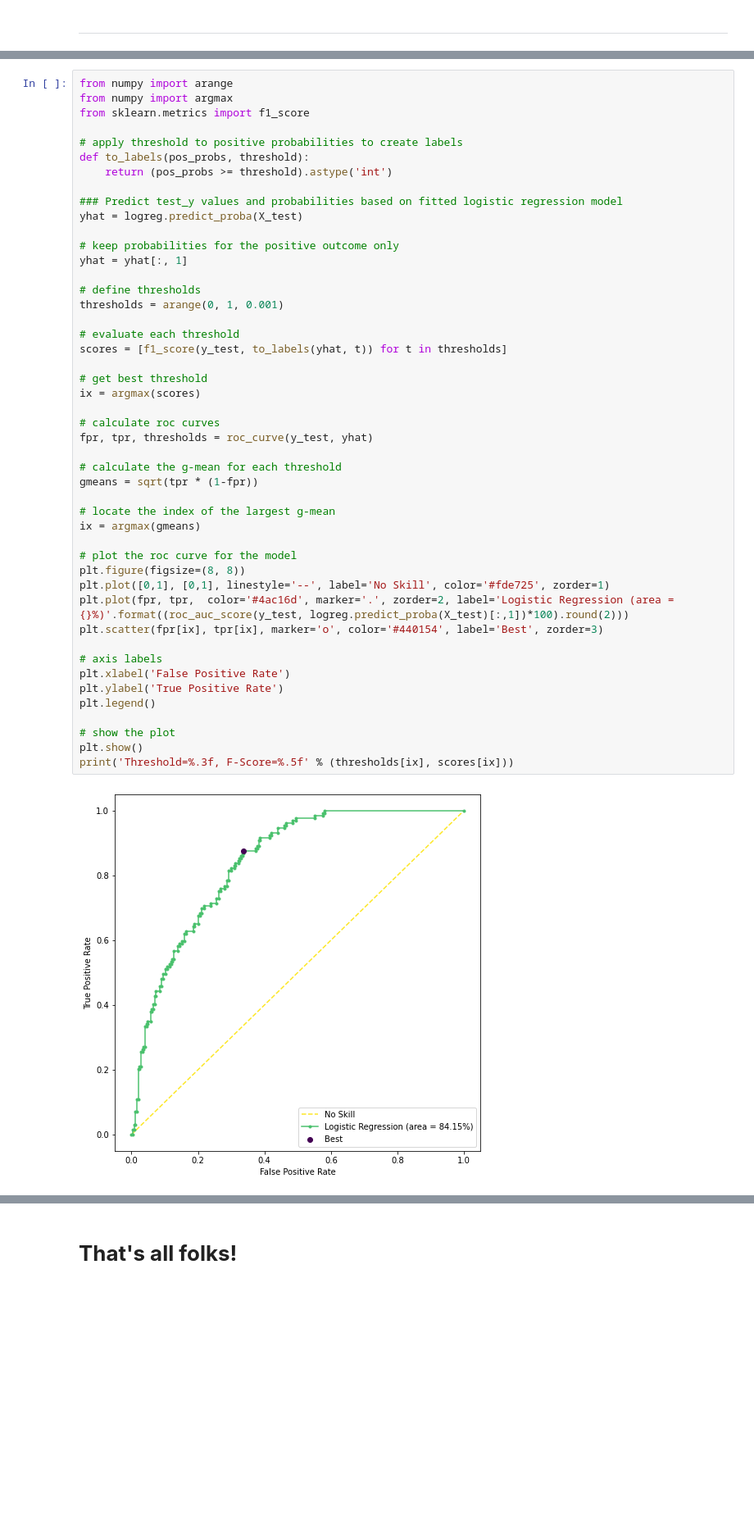
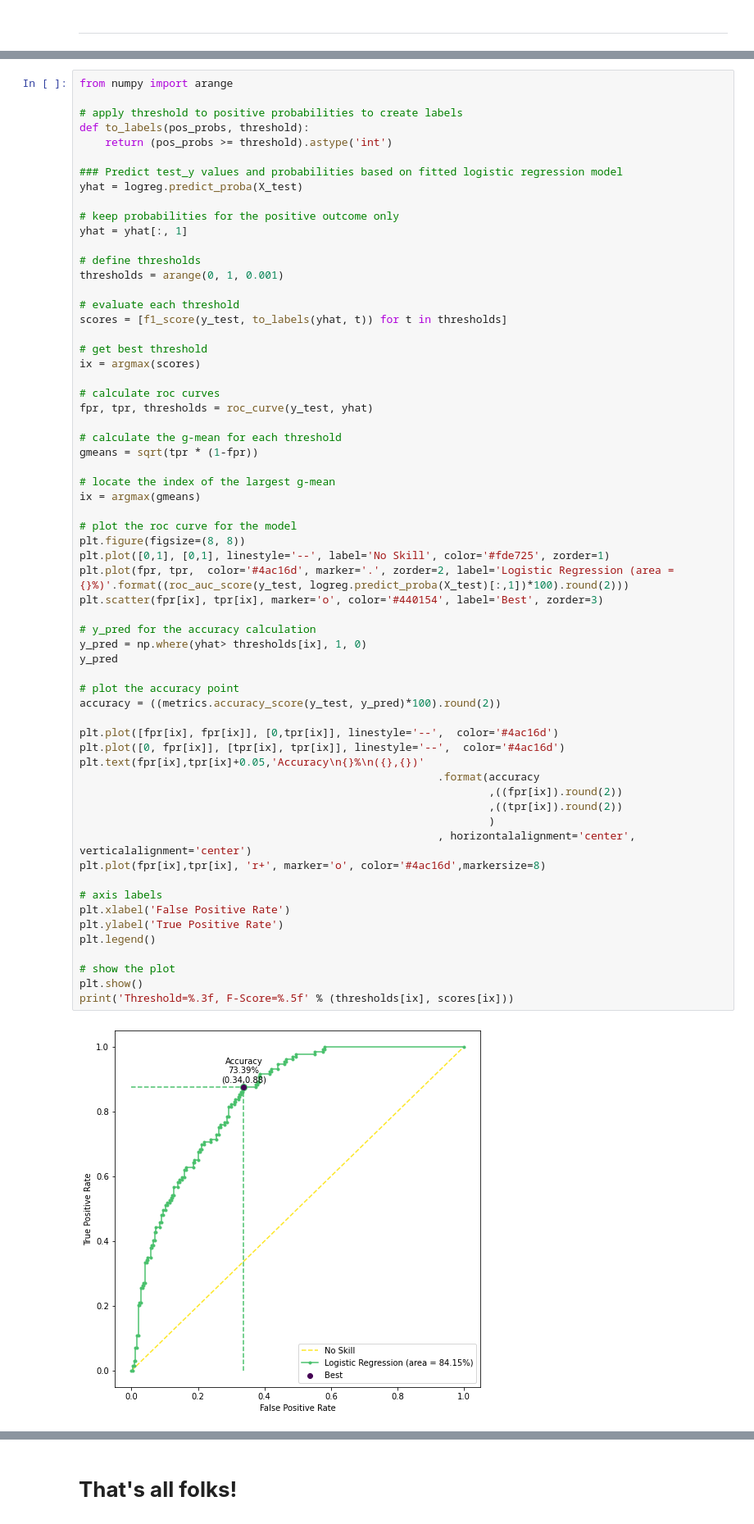
Before and after one commit to samuel-haddad/LogitReview, a Jupyter notebook: logit_model_review.ipynb, the cells around one changed output, grey strips where cells are left out. Shown at 82% size. Drawn from its saved outputs; the diff is of its cells as text; blank space fills up the shorter version.

```diff
--- a/logit_model_review.ipynb
+++ b/logit_model_review.ipynb
@@ -523,8 +510,6 @@ Best Threshold=0.226204, F-Score=0.698
 We can define a set of thresholds and then evaluate predicted probabilities under each in order to find and select the optimal threshold.
 # %%
 from numpy import arange
-from numpy import argmax
-from sklearn.metrics import f1_score
 
 # apply threshold to positive probabilities to create labels
 def to_labels(pos_probs, threshold):
@@ -542,33 +527,50 @@ thresholds = arange(0, 1, 0.001)
 # evaluate each threshold
 scores = [f1_score(y_test, to_labels(yhat, t)) for t in thresholds]
 
 # get best threshold
 ix = argmax(scores)
 
 # calculate roc curves
 fpr, tpr, thresholds = roc_curve(y_test, yhat)
 
 # calculate the g-mean for each threshold
 gmeans = sqrt(tpr * (1-fpr))
 
 # locate the index of the largest g-mean
 ix = argmax(gmeans)
 
 # plot the roc curve for the model
 plt.figure(figsize=(8, 8))
 plt.plot([0,1], [0,1], linestyle='--', label='No Skill', color='#fde725', zorder=1)
 plt.plot(fpr, tpr,  color='#4ac16d', marker='.', zorder=2, label='Logistic Regression (area = {}%)'.format((roc_auc_score(y_test, logreg.predict_proba(X_test)[:,1])*100).round(2)))
 plt.scatter(fpr[ix], tpr[ix], marker='o', color='#440154', label='Best', zorder=3)
 
+# y_pred for the accuracy calculation
+y_pred = np.where(yhat> thresholds[ix], 1, 0)
+y_pred
+
+# plot the accuracy point
+accuracy = ((metrics.accuracy_score(y_test, y_pred)*100).round(2))
+
+plt.plot([fpr[ix], fpr[ix]], [0,tpr[ix]], linestyle='--',  color='#4ac16d')
+plt.plot([0, fpr[ix]], [tpr[ix], tpr[ix]], linestyle='--',  color='#4ac16d')
+plt.text(fpr[ix],tpr[ix]+0.05,'Accuracy\n{}%\n({},{})'
+                                                        .format(accuracy
+                                                                ,((fpr[ix]).round(2))
+                                                                ,((tpr[ix]).round(2))
+                                                                )
+                                                        , horizontalalignment='center', verticalalignment='center')
+plt.plot(fpr[ix],tpr[ix], 'r+', marker='o', color='#4ac16d',markersize=8)
+
 # axis labels
 plt.xlabel('False Positive Rate')
 plt.ylabel('True Positive Rate')
 plt.legend()
 
 # show the plot
 plt.show()
 print('Threshold=%.3f, F-Score=%.5f' % (thresholds[ix], scores[ix]))
 # %% [output]
-[figure, old version]
+[figure, new version]
 Threshold=0.226, F-Score=0.62621
 # %% [markdown]
```
Also changed, not shown: parts of 45 cells of this notebook.
